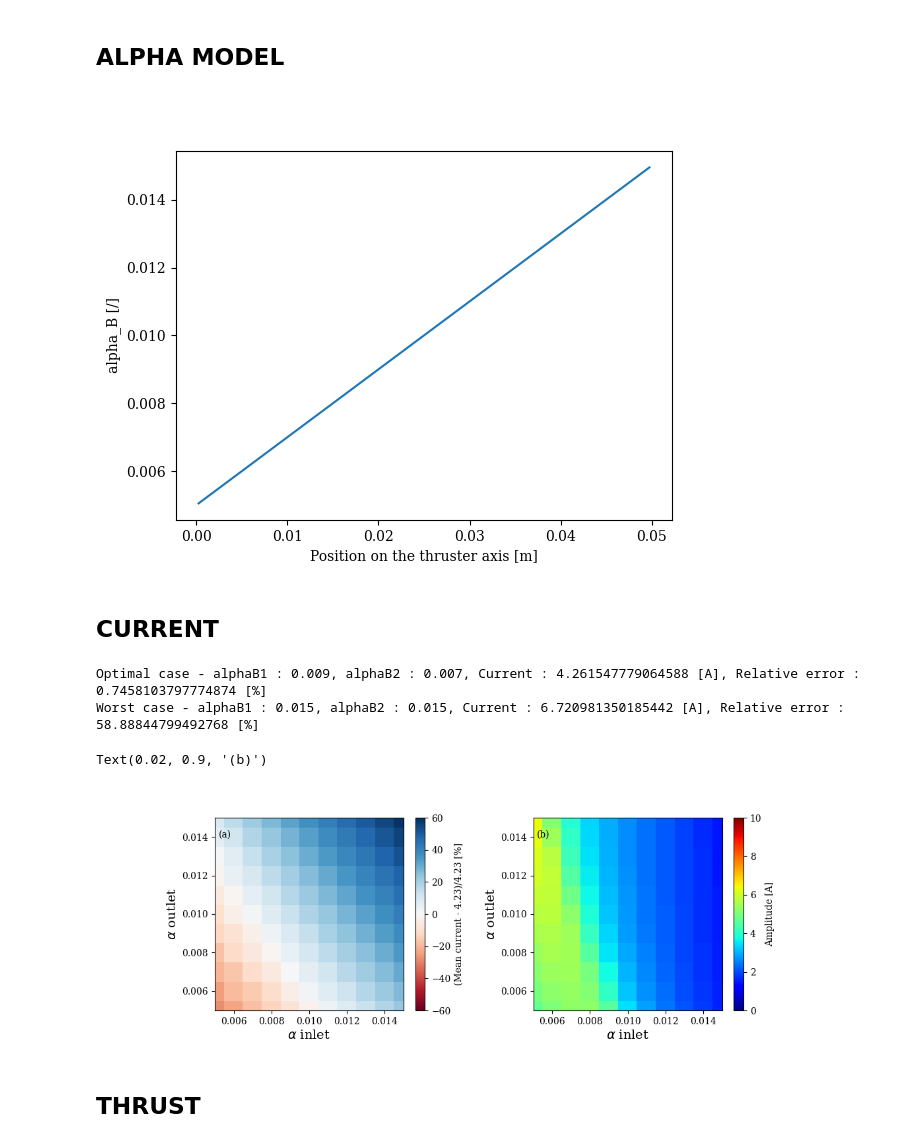
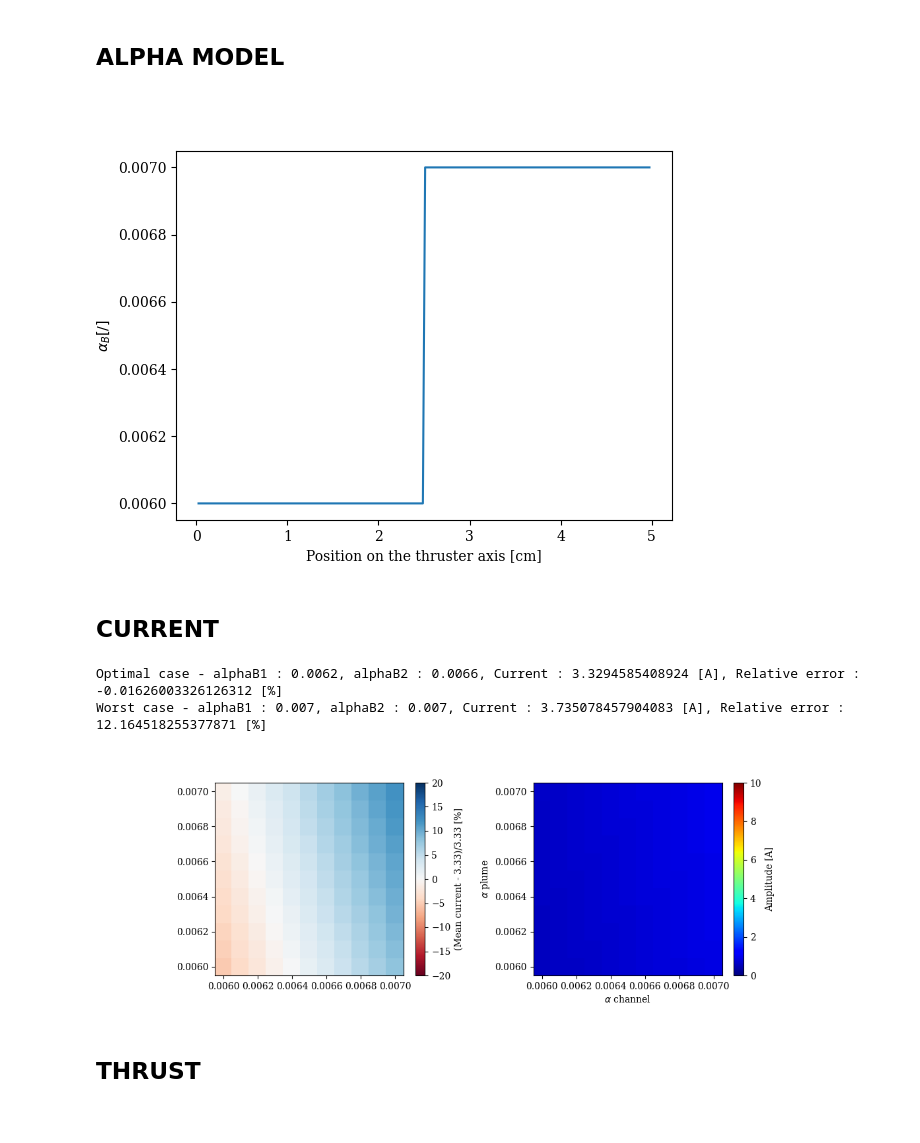
Before and after one commit to federicopetronio/FLHET1D, a Jupyter notebook: multi_treat_1D_mazallon.ipynb, the cells around one changed output. Cells and saved outputs as stored; diff of their text form; code cells hidden in the pictures.

```diff
--- a/multi_treat_1D_mazallon.ipynb
+++ b/multi_treat_1D_mazallon.ipynb
@@ -314,8 +319,9 @@ def calc_current(Results):
 # %% [markdown]
 ## INITIALISATION - ###TO CHANGE###
 # %%
-Thruster = "PPS1350"
-Model = "Linear"
+Thruster = "PPSX00K"
+Model = "Step"
+Alpha_limit = True # If True, while searching the extremal cases, we only consider the cases where alphaB1<alphaB2
 # %% [markdown]
 ## PICK_RESULTS
 # %%
@@ -344,4 +350,5 @@ for indx in range(-lungh,lungh+1):
         plt.close()
 alpha_B1_save = alpha_B1
 alpha_B2_save = alpha_B2
+RESULTS_OPTIMAL = []
 # %% [output]
@@ -384,82 +391,84 @@ for i_save, file in enumerate(files):
     with open(file, 'rb') as f:
         [t, P, U, P_Inlet, P_Outlet, J, V, B, x_center] = pickle.load(f)
 plt.figure()
-plt.plot (x_center, alpha_B())
-plt.xlabel('Position on the thruster axis [m]')
-plt.ylabel('alpha_B [/]')
+plt.plot (100*x_center, alpha_B())
+plt.xlabel('Position on the thruster axis [cm]')
+plt.ylabel(r'$\alpha_B [/]$')
 plt.show()
+plt.savefig("Post_treat_1D/"+Model+"_alpha.png", dpi=300, transparent=True, bbox_inches='tight')
 alpha_B1 = alpha_B1_save
 alpha_B2 = alpha_B2_save
 # %% [output]
-[figure, old version]
+[figure, new version]
 # %% [markdown]
 ## CURRENT
 # %%
 #Scaled value
 mean_curr_scaled = (mean_curr - Curr_ref)*100/Curr_ref
-
 # Extreme cases
-ind_x_opti = 0 # We look for the set of alphaB with the lowest error
+indx_opti = 0 # We look for the set of alphaB with the lowest error
 indy_opti = 0
 mean_curr_scaled_opti = 100
-ind_x_worst = 0 # We look for the set of alphaB with the highest error
+indx_worst = 0 # We look for the set of alphaB with the highest error
 indy_worst = 0
 mean_curr_scaled_worst = 0
 
 for indx in range(-lungh,lungh+1):
-    for indy in range(-lungh,lungh+1):
-        if abs(mean_curr_scaled[lungh+indx, lungh+indy]) < mean_curr_scaled_opti :
-            indx_opti = indx
-            indy_opti = indy
-            mean_curr_scaled_opti = abs(mean_curr_scaled[lungh+indx, lungh+indy])
-        elif abs(mean_curr_scaled[lungh+indx, lungh+indy]) > mean_curr_scaled_worst :
-            indx_worst = indx
-            indy_worst = indy
-            mean_curr_scaled_worst = abs(mean_curr_scaled[lungh+indx, lungh+indy])
+    if Alpha_limit == True :
+        for indy in range(indx,lungh+1):
+            if abs(mean_curr_scaled[lungh+indx, lungh+indy]) < mean_curr_scaled_opti :
+                indx_opti = indx
+                indy_opti = indy
+                mean_curr_scaled_opti = abs(mean_curr_scaled[lungh+indx, lungh+indy])
+            elif abs(mean_curr_scaled[lungh+indx, lungh+indy]) > mean_curr_scaled_worst :
+                indx_worst = indx
+                indy_worst = indy
+                mean_curr_scaled_worst = abs(mean_curr_scaled[lungh+indx, lungh+indy])
+    elif Alpha_limit == False :
+        for indy in range(-lungh,lungh+1):
+            if abs(mean_curr_scaled[lungh+indx, lungh+indy]) < mean_curr_scaled_opti :
+                indx_opti = indx
+                indy_opti = indy
+                mean_curr_scaled_opti = abs(mean_curr_scaled[lungh+indx, lungh+indy])
+            elif abs(mean_curr_scaled[lungh+indx, lungh+indy]) > mean_curr_scaled_worst :
+                indx_worst = indx
+                indy_worst = indy
+                mean_curr_scaled_worst = abs(mean_curr_scaled[lungh+indx, lungh+indy])
 print("Optimal case - alphaB1 : "+str(alpha_B1[lungh+indx_opti])+", alphaB2 : "+str(alpha_B2[lungh+indy_opti])+", Current : "+str(mean_curr[lungh+indx_opti, lungh+indy_opti])+" [A], Relative error : "+str(mean_curr_scaled[lungh+indx_opti, lungh+indy_opti])+" [%]")
 print("Worst case - alphaB1 : "+str(alpha_B1[lungh+indx_worst])+", alphaB2 : "+str(alpha_B2[lungh+indy_worst])+", Current : "+str(mean_curr[lungh+indx_worst, lungh+indy_worst])+" [A], Relative error : "+str(mean_curr_scaled[lungh+indx_worst][lungh+indy_worst])+" [%]")
+RESULTS_OPTIMAL.append(["Optimal case current - alphaB1 : "+str(alpha_B1[lungh+indx_opti])+", alphaB2 : "+str(alpha_B2[lungh+indy_opti])+", Current : "+str(mean_curr[lungh+indx_opti, lungh+indy_opti])+" [A], Relative error : "+str(mean_curr_scaled[lungh+indx_opti, lungh+indy_opti])+" [%]"])
+RESULTS_OPTIMAL.append(["Worst case current - alphaB1 : "+str(alpha_B1[lungh+indx_worst])+", alphaB2 : "+str(alpha_B2[lungh+indy_worst])+", Current : "+str(mean_curr[lungh+indx_worst, lungh+indy_worst])+" [A], Relative error : "+str(mean_curr_scaled[lungh+indx_worst][lungh+indy_worst])+" [%]"])
 
 # Error grid
 
 plt.figure(figsize=(12, 4))  # Set figure size
 gs1 = gridspec.GridSpec(1, 2)
 gs1.update(hspace=0.4, wspace=0.35, left=0.15, right=0.85, bottom=0.15)
 ax0 = plt.subplot(gs1[0])
 ax1 = plt.subplot(gs1[1])
 assi = [ax0, ax1]
 
 
 vmax = 10*(int(abs(mean_curr_scaled[lungh+indx_worst][lungh+indy_worst])/10)+1) # Calibrate the color chart
 vmin = -vmax
 
 im = ax0.pcolor(alpha_B1, alpha_B2, mean_curr_scaled.T, cmap='RdBu', vmin=vmin, vmax=vmax)  # Display the matrix, adjust colormap as needed
 plt.colorbar(im, label = "(Mean current - " + str(Curr_ref) + ")/"+str(Curr_ref) +" [%]")
 plt.xlabel(x_label)
 plt.ylabel(y_label)
 
-
 vmax=10
 vmin=0
-im = ax1.pcolor((alpha_B1), (alpha_B2), std_curr.T, cmap='jet', vmin=vmin, vmax=vmax)  # Display the matrix, adjust colormap as needed
+im = ax1.pcolor(alpha_B1, alpha_B2, std_curr.T, cmap='jet', vmin=vmin, vmax=vmax)  # Display the matrix, adjust colormap as needed
 plt.colorbar(im, label = "Amplitude [A]")
-
-
-for ax in assi:
-    ax.set_xlabel(x_label, fontsize=14)  # Add label for x-axis
-    ax.set_ylabel(y_label, fontsize=14)  # Add label for y-axis
-    ax.set_xlim(0.005, 0.015)
-    ax.set_ylim(0.005, 0.015)
-    if path == "test_multiple_alpha_B_SPT100/alpha_CP3/":
-        ax.set_xticks(np.arange(.005, 0.035, 0.005))
-    ax.grid(False)  # Turn off grid lines
-
-ax0.text(0.02, 0.9, "(a)", transform=ax0.transAxes)
-ax1.text(0.02, 0.9, "(b)", transform=ax1.transAxes)
+if Alpha_limit == True :
+    plt.savefig("Post_treat_1D/"+Thruster+"/"+Model+"/current_limited.png", dpi=300, transparent=True, bbox_inches='tight')
+elif Alpha_limit == False :
+    plt.savefig("Post_treat_1D/"+Thruster+"/"+Model+"/current.png", dpi=300, transparent=True, bbox_inches='tight')
 # %% [output]
-Optimal case - alphaB1 : 0.009, alphaB2 : 0.007, Current : 4.261547779064588 [A], Relative error : 0.7458103797774874 [%]
-Worst case - alphaB1 : 0.015, alphaB2 : 0.015, Current : 6.720981350185442 [A], Relative error : 58.88844799492768 [%]
+Optimal case - alphaB1 : 0.0062, alphaB2 : 0.0066, Current : 3.3294585408924 [A], Relative error : -0.01626003326126312 [%]
+Worst case - alphaB1 : 0.007, alphaB2 : 0.007, Current : 3.735078457904083 [A], Relative error : 12.164518255377871 [%]
-Text(0.02, 0.9, '(b)')
-[figure, old version]
+[figure, new version]
 # %% [markdown]
 ## THRUST
 # %%
```
Also changed, not shown: parts of 9 cells of this notebook, 4 other files.
